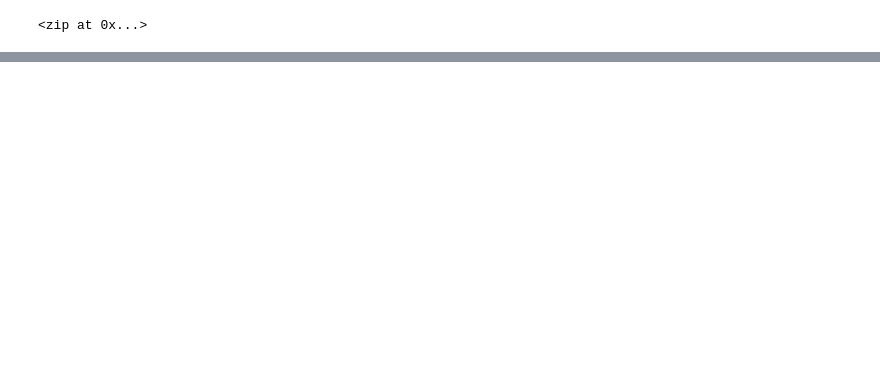
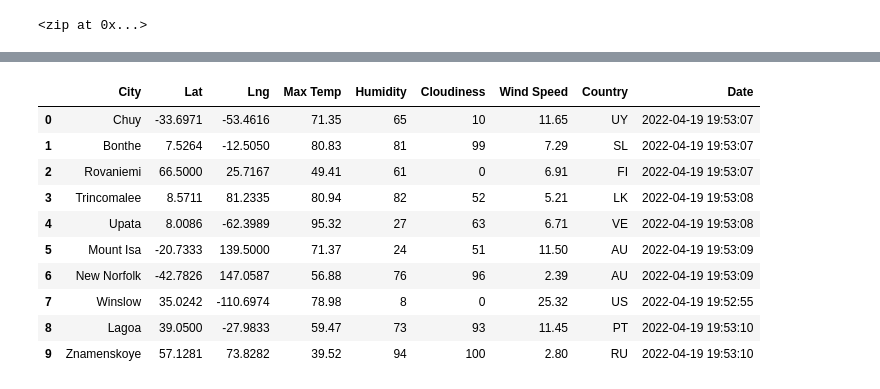
Before and after one commit to aarce21/World_Weather_Analysis, a Jupyter notebook: WeatherPy.ipynb, the cells around one changed output, grey strips where cells are left out. Saved outputs shown, nothing was run; the diff lists cells and outputs as text; code cells hidden in the pictures; blank space fills up the shorter version.

Commit message:
Modifying .gitignore and adding WeatherPy file.

```diff
--- a/WeatherPy.ipynb
+++ b/WeatherPy.ipynb
@@ -35,0 +42,3 @@ len(cities)
+# %%
+# Starting URL for Weather Map API Call.
+url = "http://api.openweathermap.org/data/2.5/weather?units=Imperial&APPID=" + weather_api_key
@@ -35,0 +130,16 @@ len(cities)
+# %%
+# Convert the array of dictionaries to a Pandas DataFrame.
+city_data_df = pd.DataFrame(city_data)
+city_data_df.head(10)
+# %% [output]
+|  | City | Lat | Lng | Max Temp | Humidity | Cloudiness | Wind Speed | Country | Date |
+| 0 | Chuy | -33.6971 | -53.4616 | 71.35 | 65 | 10 | 11.65 | UY | 2022-04-19 19:53:07 |
+| 1 | Bonthe | 7.5264 | -12.5050 | 80.83 | 81 | 99 | 7.29 | SL | 2022-04-19 19:53:07 |
+| 2 | Rovaniemi | 66.5000 | 25.7167 | 49.41 | 61 | 0 | 6.91 | FI | 2022-04-19 19:53:07 |
+| 3 | Trincomalee | 8.5711 | 81.2335 | 80.94 | 82 | 52 | 5.21 | LK | 2022-04-19 19:53:08 |
+| 4 | Upata | 8.0086 | -62.3989 | 95.32 | 27 | 63 | 6.71 | VE | 2022-04-19 19:53:08 |
+| 5 | Mount Isa | -20.7333 | 139.5000 | 71.37 | 24 | 51 | 11.50 | AU | 2022-04-19 19:53:09 |
+| 6 | New Norfolk | -42.7826 | 147.0587 | 56.88 | 76 | 96 | 2.39 | AU | 2022-04-19 19:53:09 |
+| 7 | Winslow | 35.0242 | -110.6974 | 78.98 | 8 | 0 | 25.32 | US | 2022-04-19 19:52:55 |
+| 8 | Lagoa | 39.0500 | -27.9833 | 59.47 | 73 | 93 | 11.45 | PT | 2022-04-19 19:53:10 |
+| 9 | Znamenskoye | 57.1281 | 73.8282 | 39.52 | 94 | 100 | 2.80 | RU | 2022-04-19 19:53:10 |
```
Also changed, not shown: parts of 6 cells of this notebook.
